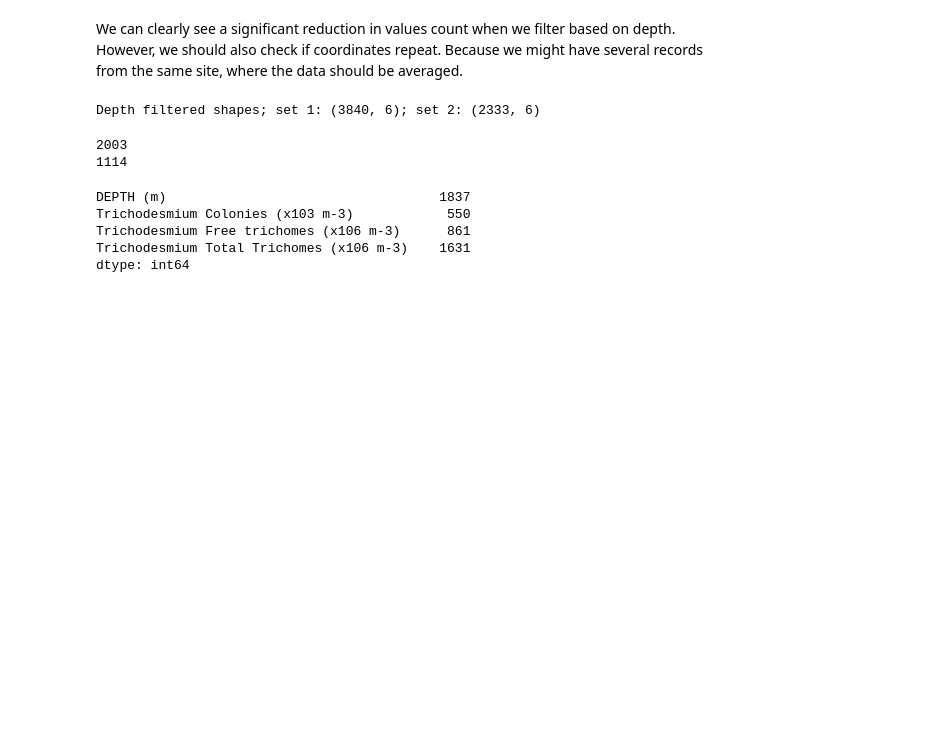
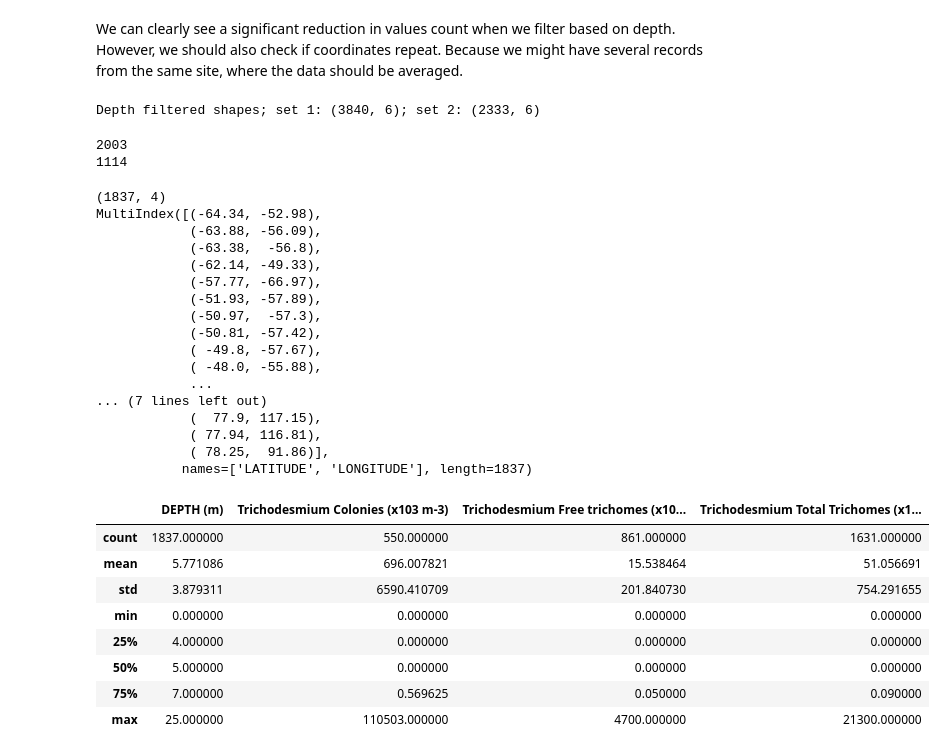
Before and after one commit to systemsecologygroup/N2-fixers-in-the-ocean, a Jupyter notebook: obs_diazotr.ipynb, the cells around one changed output. Cells and saved outputs as stored; diff of their text form; code cells hidden in the pictures; blank space fills up the shorter version.

```diff
--- a/obs_diazotr.ipynb
+++ b/obs_diazotr.ipynb
@@ -291,10 +307,35 @@ print(maredat_cc_df.duplicated(subset=['LATITUDE', 'LONGITUDE']).sum())
 1114
 # %%
 #Now I want to average the dupliactes before joining
-dzdb_2024_cc_df.groupby(by=['LATITUDE', 'LONGITUDE']).mean().notnull().sum()
+dzdb_2024_cc_avg = dzdb_2024_cc_df.groupby(by=['LATITUDE', 'LONGITUDE']).mean()
+maredat_cc_avg = maredat_cc_df.groupby(by=['LATITUDE', 'LONGITUDE']).mean()
+print(dzdb_2024_cc_avg.shape)
+print(dzdb_2024_cc_avg.index)#we can see that we have index columns now set as coordinates
+dzdb_2024_cc_avg.describe()
 # %% [output]
-DEPTH (m)                                   1837
-Trichodesmium Colonies (x103 m-3)            550
-Trichodesmium Free trichomes (x106 m-3)      861
-Trichodesmium Total Trichomes (x106 m-3)    1631
-dtype: int64
+(1837, 4)
+MultiIndex([(-64.34, -52.98),
+            (-63.88, -56.09),
+            (-63.38,  -56.8),
+            (-62.14, -49.33),
+            (-57.77, -66.97),
+            (-51.93, -57.89),
+            (-50.97,  -57.3),
+            (-50.81, -57.42),
+            ( -49.8, -57.67),
+            ( -48.0, -55.88),
+            ...
+... (7 lines left out)
+            (  77.9, 117.15),
+            ( 77.94, 116.81),
+            ( 78.25,  91.86)],
+           names=['LATITUDE', 'LONGITUDE'], length=1837)
+|  | DEPTH (m) | Trichodesmium Colonies (x103 m-3) | Trichodesmium Free trichomes (x10... | Trichodesmium Total Trichomes (x1... |
+| count | 1837.000000 | 550.000000 | 861.000000 | 1631.000000 |
+| mean | 5.771086 | 696.007821 | 15.538464 | 51.056691 |
+| std | 3.879311 | 6590.410709 | 201.840730 | 754.291655 |
+| min | 0.000000 | 0.000000 | 0.000000 | 0.000000 |
+| 25% | 4.000000 | 0.000000 | 0.000000 | 0.000000 |
+| 50% | 5.000000 | 0.000000 | 0.000000 | 0.000000 |
+| 75% | 7.000000 | 0.569625 | 0.050000 | 0.090000 |
+| max | 25.000000 | 110503.000000 | 4700.000000 | 21300.000000 |
```
Also changed, not shown: parts of 5 cells of this notebook.
